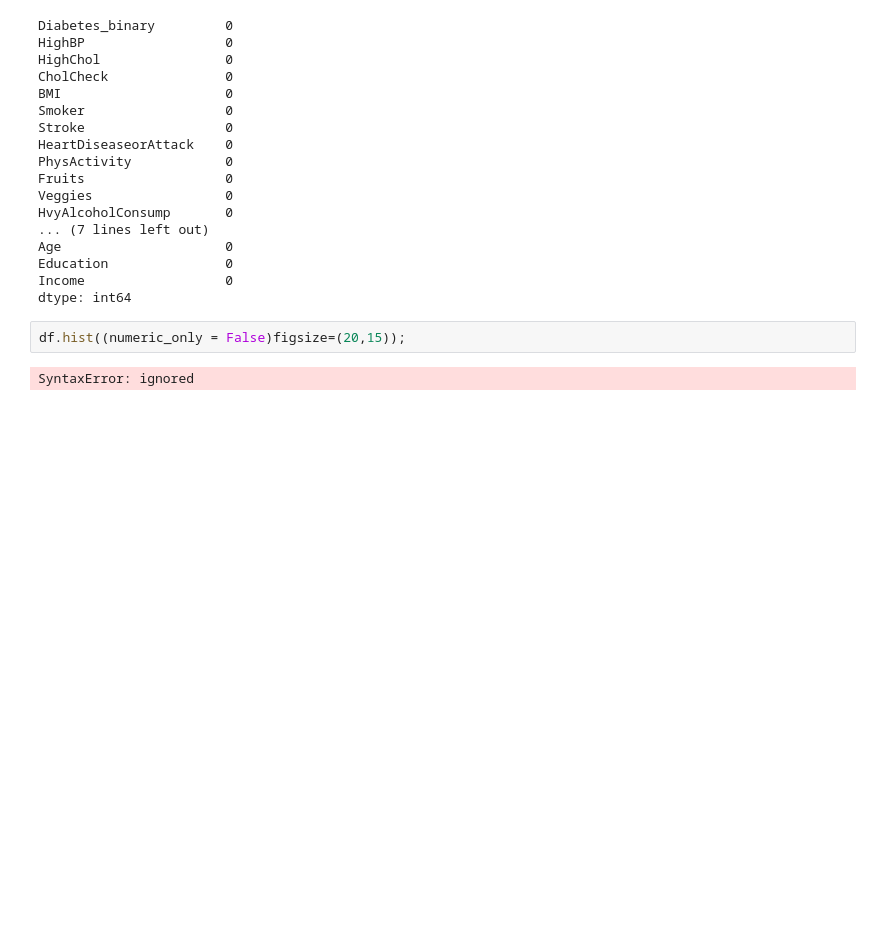
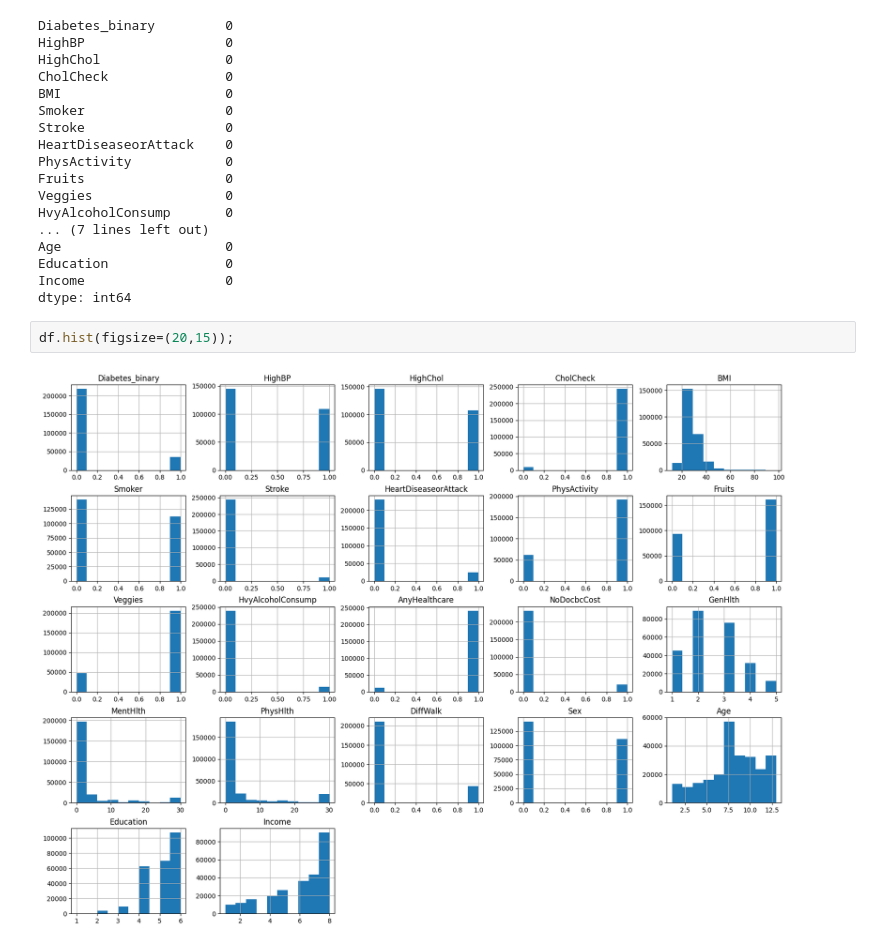
Before and after one commit to IbrahimNabid/Breast-Cancer-Data-Analysis, a Jupyter notebook: Diabetas_Data_Analysis_Feature.ipynb, the cells around one changed output. Saved outputs shown, nothing was run; the diff lists cells and outputs as text; blank space fills up the shorter version.

```diff
--- a/Diabetas_Data_Analysis_Feature.ipynb
+++ b/Diabetas_Data_Analysis_Feature.ipynb
@@ -262,6 +345,6 @@ Education               0
 Income                  0
 dtype: int64
 # %%
-df.hist((numeric_only = False)figsize=(20,15));
+df.hist(figsize=(20,15));
 # %% [output]
-SyntaxError: ignored
+[figure, added]
```
Also changed, not shown: parts of 14 cells of this notebook.
